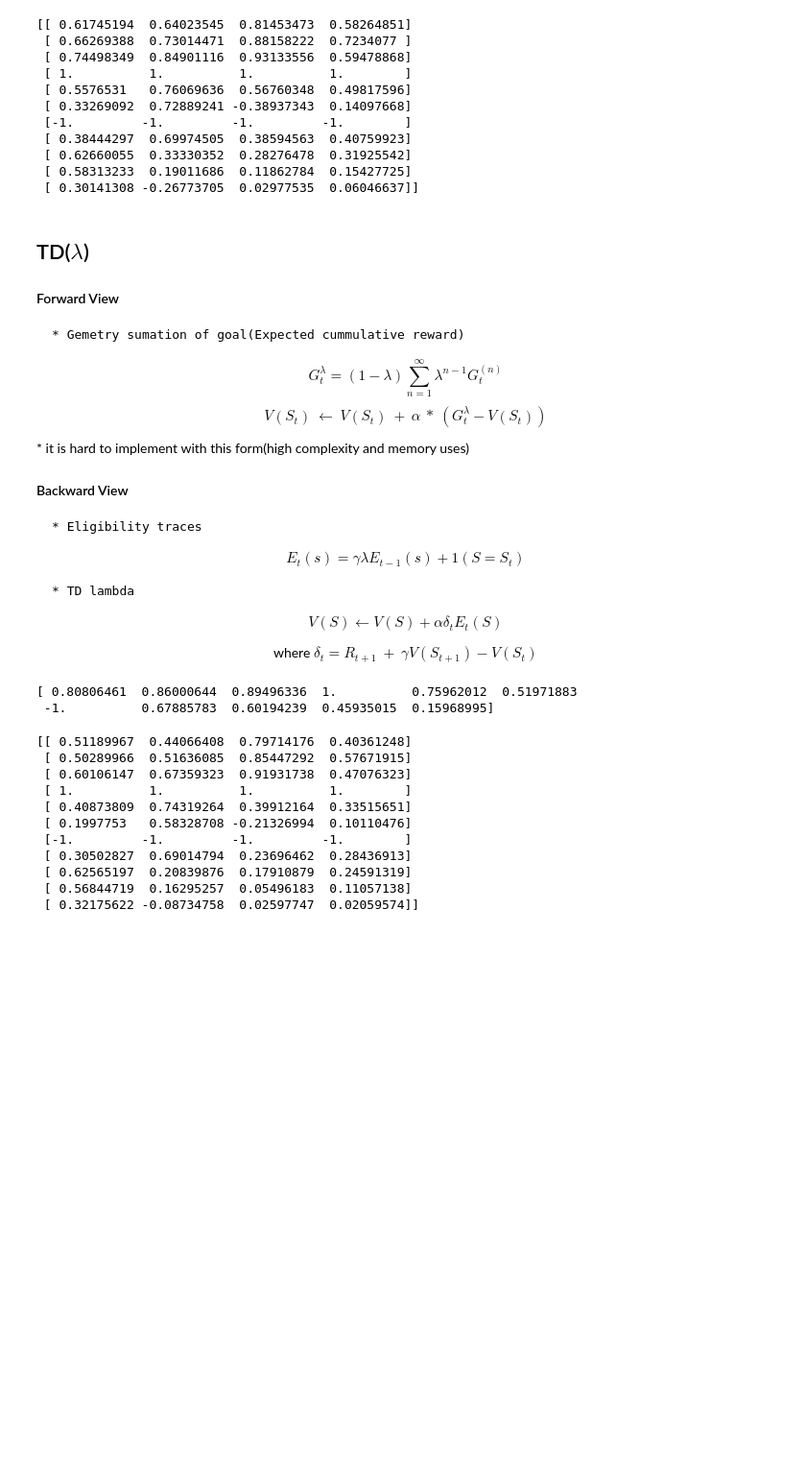
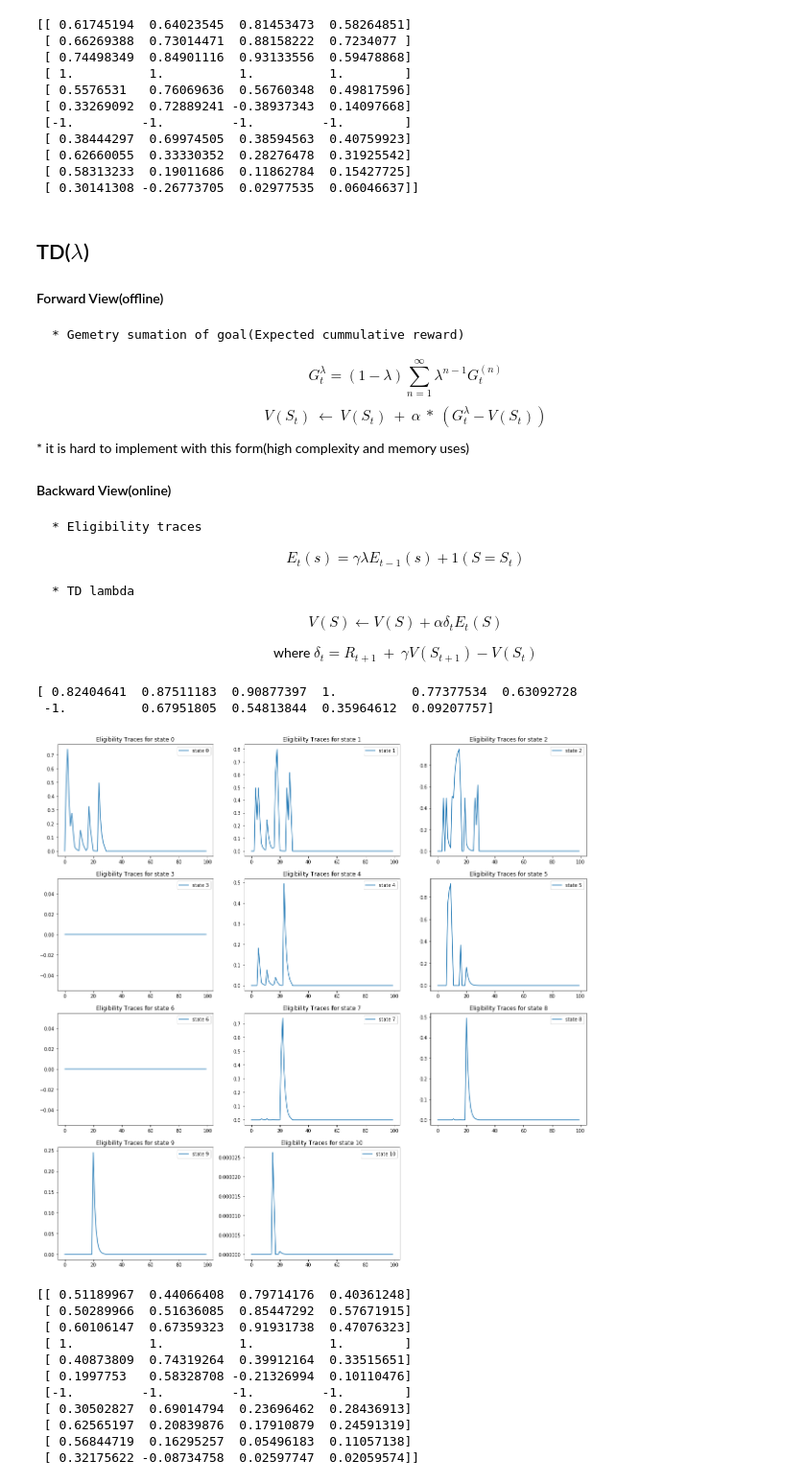
Before and after one commit to DonghyunSung-MS/ReinforcementLearning_study, a Jupyter notebook: Iteration/day8_TD_0_TD_lambda.ipynb, the cells around one changed output. Shown at 96% size. Cells and saved outputs as stored; diff of their text form; code cells hidden in the pictures; blank space fills up the shorter version.

Commit message:
add plot

```diff
--- a/Iteration/day8_TD_0_TD_lambda.ipynb
+++ b/Iteration/day8_TD_0_TD_lambda.ipynb
@@ -229,13 +229,13 @@ print(Q)
  [ 0.30141308 -0.26773705  0.02977535  0.06046637]]
 # %% [markdown]
 ## TD($\lambda$)
-#### Forward View
+#### Forward View(offline)
     * Gemetry sumation of goal(Expected cummulative reward)
 $$G_{t}^{\lambda}    = (1-\lambda)
     \sum_{n=1}^{\infty} \lambda^{n-1}G_{t}^{(n)}$$
 $$V(S_{t})\: \leftarrow\:V(S_{t})\:+\:\alpha\:*\:(G_{t}^{\lambda}-V(S_{t}))$$
     * it is hard to implement with this form(high complexity and memory uses)
-#### Backward View
+#### Backward View(online)
     * Eligibility traces
 $$ E_{t}(s) = \gamma \lambda E_{t-1}(s)+1(S=S_{t})$$
 
@@ -261,7 +261,7 @@ terminal_states =[3,6]
 start_states = [x for x in states if x not in terminal_states]
 ## set policy
 policy = optimalWithNoise_policy
-
+E_history = np.zeros((100,N_STATES))
 for _ in range(epoch):
     done = False
 
@@ -269,6 +269,7 @@ for _ in range(epoch):
     E = np.zeros(N_STATES)
 
     s = np.random.choice(start_states) # random initial state
+    t = 1
     while not done:
         # s,a,r,s'
         a = np.random.choice(actions,p=policy[s,:])
@@ -283,16 +284,33 @@ for _ in range(epoch):
         for state in start_states:
             V[state] += alpha*TD_error*E[state]
             E[state] = gamma*lam*E[state]
+        E_history[t,:]=E
+        t +=1
+
         if (s1==3) or (s1==6):
             done = True
+
         else:
             s = s1
 
 
 print(V)
 # %% [output]
-[ 0.80806461  0.86000644  0.89496336  1.          0.75962012  0.51971883
- -1.          0.67885783  0.60194239  0.45935015  0.15968995]
+[ 0.82404641  0.87511183  0.90877397  1.          0.77377534  0.63092728
+ -1.          0.67951805  0.54813844  0.35964612  0.09207757]
+# %%
+%matplotlib inline
+import matplotlib.pyplot as plt
+fig = plt.figure(figsize=(20, 20))
+
+for i in states:
+    plt.subplot(4,3,i+1).set_title("Eligibility Traces for state {}".format(str(i)))
+    plt.plot(E_history[:,i])
+    plt.legend(['state {}'.format(str(i))])
+
+plt.show()
+# %% [output]
+[figure, added]
 # %%
 ## TD(lamda) for V
 
```
